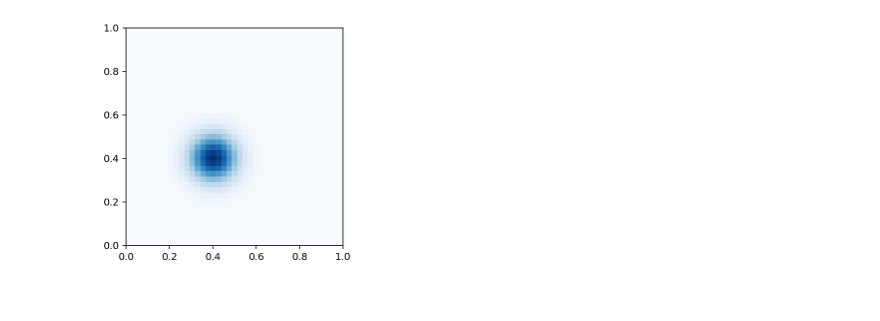
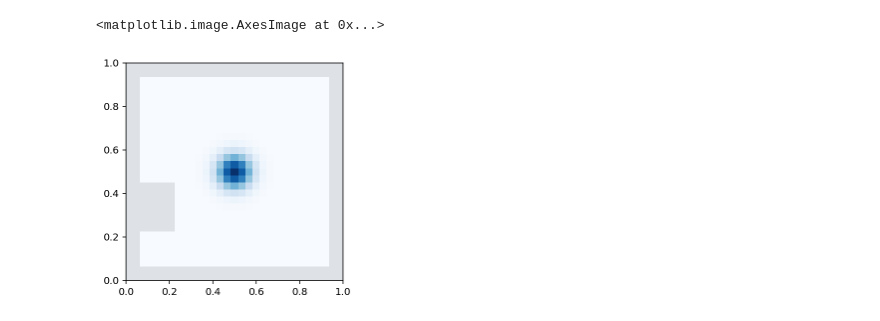
Before and after one commit to ManifoldFR/mva-optimaltransport, a Jupyter notebook: project/test_laplacian.ipynb, the cells around one changed output. Cells and saved outputs as stored; diff of their text form; code cells hidden in the pictures.

Commit message:
Working 2D domain Laplacian

```diff
--- a/project/test_laplacian.ipynb
+++ b/project/test_laplacian.ipynb
@@ -13,15 +13,28 @@ from utils.rooms import setup1
 import scipy.sparse as sps
 from scipy.sparse import linalg
 # %%
-nx = ny = 41
-dx = 1. / (nx-1)
+nx = ny = 31
+xmax = 1.
+ymax = 1.
+dx = xmax / (nx-1)
+dy = ymax / (ny-1)
+print("dx:", dx, "dy:", dy)
+xar = np.linspace(0, xmax, nx)
+yar = np.linspace(0, ymax, ny)
+xg, yg = np.meshgrid(xar, yar)
 
-print(dx)
+extent = [0, xar.max(), 0, yar.max()]
 
-xar = np.linspace(0, 1, nx)
-xg, yg = np.meshgrid(xar, xar)
+#rho_0, mask, exit_mask = setup1(xg, yg)
 
-extent = [0, xar.max(), 0, xar.max()]
+mask = np.zeros((nx, ny), dtype=bool)
+b_size = 2
+mask[:, :b_size] = True; mask[:b_size, :] = True
+mask[-b_size:, :] = True; mask[:, -b_size:] = True
+mask[7:14, :7] = True
 
-rho_0, mask, exit_mask = setup1(xg, yg)
+domain_img = np.zeros((ny, nx, 4))
+domain_img[mask, 3] = 1.
+
+plot_domain(domain_img, extent=extent)
 # %% [output]
@@ -80,13 +118,14 @@ array([[-3.2,  0.8,  0.8,  0. ,  0. ,  0. ,  0. ,  0. ,  0. ],
 # %%
-initial_distrib = (np.exp(-((xg-.4)**2 + (yg-.4)**2)/.012)
-                  )
+initial_distrib = np.exp(-((xg-.5)**2 + (yg-.5)**2)/.006)
+initial_distrib[mask] = 0.
+#initial_distrib = np.zeros_like(xg)
+#initial_distrib[:2, 10:12] = .5
+#initial_distrib[10:12, :2] = 1.
 initial_distrib /= initial_distrib.sum()
-
-from utils.plotting import plot_domain, send_zero_transparent
+initial_distrib_flat = initial_distrib.ravel()
 
 plt.imshow(initial_distrib, cmap=plt.cm.Blues, extent=extent, origin='lower')
-
-
-initial_distrib_flat = initial_distrib.ravel()
+plot_domain(domain_img, alpha=.1, extent=extent)
 # %% [output]
+<matplotlib.image.AxesImage at 0x...>
-[figure, old version]
+[figure, new version]
```
Also changed, not shown: parts of 25 cells of this notebook, 1 other file.
